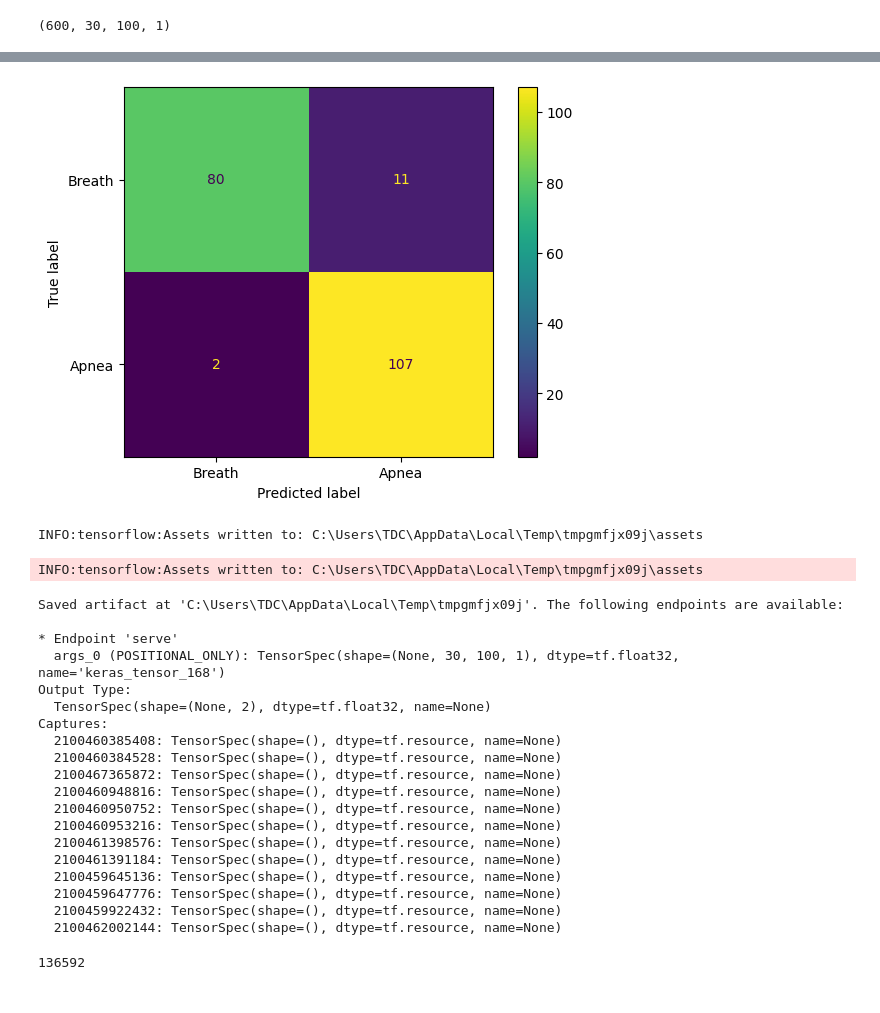
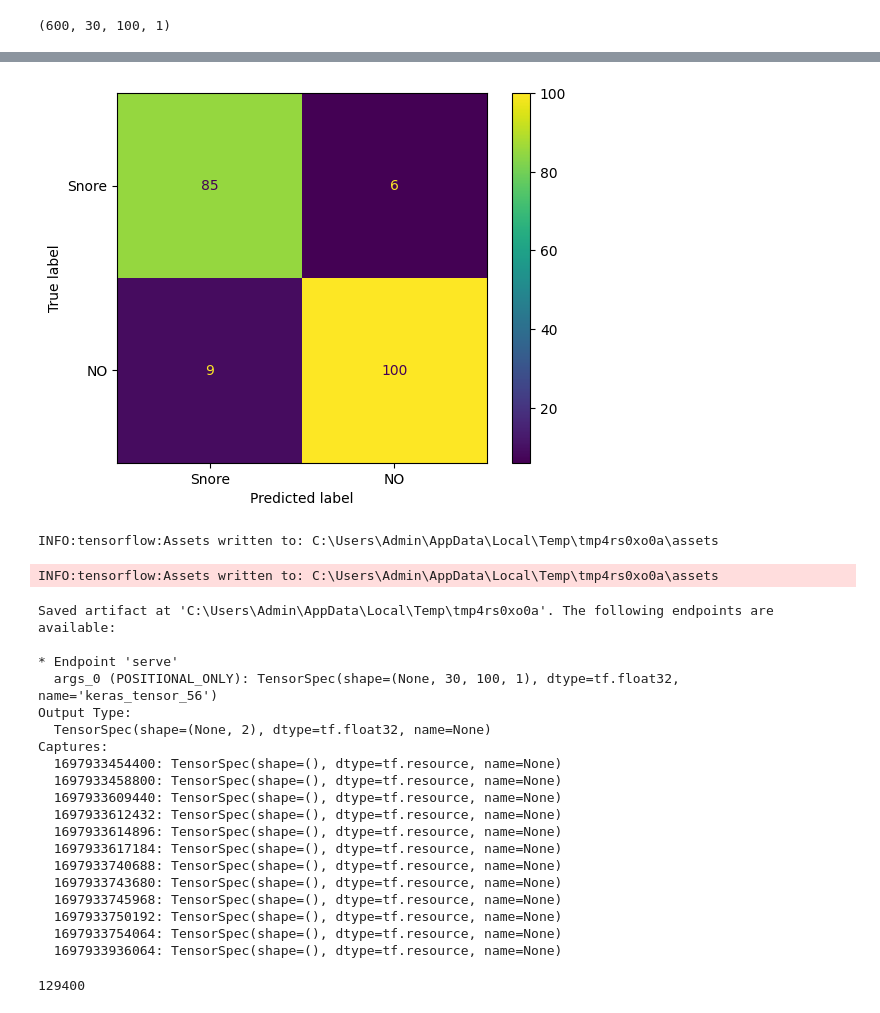
Before and after one commit to tranhuunam00/Master_2024, a Jupyter notebook: ngay/main_mfc.ipynb, the cells around one changed output, grey strips where cells are left out. Drawn from its saved outputs; the diff is of its cells as text; code cells hidden in the pictures.

```diff
--- a/ngay/main_mfc.ipynb
+++ b/ngay/main_mfc.ipynb
@@ -136,10 +136,30 @@ Model: "sequential_5"
  Total params: 120,034 (468.88 KB)
  Trainable params: 120,034 (468.88 KB)
  Non-trainable params: 0 (0.00 B)
+# %%
+from tensorflow.keras.callbacks import Callback
+
+class CustomEarlyStopping(Callback):
+    def __init__(self, monitor='loss', threshold=0.03, patience=0):
+        super(CustomEarlyStopping, self).__init__()
+        self.monitor = monitor
+        self.threshold = threshold
+        self.patience = patience
+        self.wait = 0
+
+    def on_epoch_end(self, epoch, logs=None):
+        current_loss = logs.get(self.monitor)
+        if current_loss is not None:
+            if current_loss < self.threshold:
+                print(f"\n{self.monitor} is below {self.threshold}, stopping training!")
+                self.model.stop_training = True
+        else:
+            print(f"\n{self.monitor} not found in logs.")
 # %%
 model.compile(loss = 'BinaryCrossentropy',
              optimizer = Adam(learning_rate = 0.0001),
              metrics = ['accuracy'])
 model.trainable = True
-history = model.fit(x_train,y_train ,batch_size = 10, epochs = 50,validation_data=(x_val,y_val))
+custom_early_stopping = CustomEarlyStopping(monitor='loss', threshold=0.02)
+history = model.fit(x_train,y_train ,batch_size = 10, epochs = 100,validation_data=(x_val,y_val),callbacks=[custom_early_stopping])
 # %% [output]
@@ -201,11 +221,11 @@ y_pre = model.predict(x_val)
 # %%
 cm = confusion_matrix(np.argmax(y_val,axis = 1) , np.argmax(y_pre,axis = 1))
 # Hiển thị ma trận nhầm lẫn với nhãn tùy chỉnh
-disp = ConfusionMatrixDisplay(confusion_matrix=cm, display_labels=["Breath", "Apnea"])
+disp = ConfusionMatrixDisplay(confusion_matrix=cm, display_labels=["Snore", "NO"])
 disp.plot()
 plt.show()
 # %% [output]
-[figure, old version]
+[figure, new version]
 # %%
 converter = tf.lite.TFLiteConverter.from_keras_model(model)
 converter.optimizations = [tf.lite.Optimize.DEFAULT]
@@ -221,28 +241,28 @@ converter.target_spec.supported_ops.append(tf.lite.OpsSet.SELECT_TF_OPS)
 tflite_model = converter.convert()
 open("mfe.tflite", "wb").write(tflite_model)
 # %% [output]
-INFO:tensorflow:Assets written to: C:\Users\TDC\AppData\Local\Temp\tmpgmfjx09j\assets
+INFO:tensorflow:Assets written to: C:\Users\Admin\AppData\Local\Temp\tmp4rs0xo0a\assets
-INFO:tensorflow:Assets written to: C:\Users\TDC\AppData\Local\Temp\tmpgmfjx09j\assets
+INFO:tensorflow:Assets written to: C:\Users\Admin\AppData\Local\Temp\tmp4rs0xo0a\assets
-Saved artifact at 'C:\Users\TDC\AppData\Local\Temp\tmpgmfjx09j'. The following endpoints are available:
+Saved artifact at 'C:\Users\Admin\AppData\Local\Temp\tmp4rs0xo0a'. The following endpoints are available:
 
 * Endpoint 'serve'
-  args_0 (POSITIONAL_ONLY): TensorSpec(shape=(None, 30, 100, 1), dtype=tf.float32, name='keras_tensor_168')
+  args_0 (POSITIONAL_ONLY): TensorSpec(shape=(None, 30, 100, 1), dtype=tf.float32, name='keras_tensor_56')
 Output Type:
   TensorSpec(shape=(None, 2), dtype=tf.float32, name=None)
 Captures:
-  2100460385408: TensorSpec(shape=(), dtype=tf.resource, name=None)
-  2100460384528: TensorSpec(shape=(), dtype=tf.resource, name=None)
-  2100467365872: TensorSpec(shape=(), dtype=tf.resource, name=None)
-  2100460948816: TensorSpec(shape=(), dtype=tf.resource, name=None)
-  2100460950752: TensorSpec(shape=(), dtype=tf.resource, name=None)
-  2100460953216: TensorSpec(shape=(), dtype=tf.resource, name=None)
-  2100461398576: TensorSpec(shape=(), dtype=tf.resource, name=None)
-  2100461391184: TensorSpec(shape=(), dtype=tf.resource, name=None)
-  2100459645136: TensorSpec(shape=(), dtype=tf.resource, name=None)
-  2100459647776: TensorSpec(shape=(), dtype=tf.resource, name=None)
-  2100459922432: TensorSpec(shape=(), dtype=tf.resource, name=None)
-  2100462002144: TensorSpec(shape=(), dtype=tf.resource, name=None)
+  1697933454400: TensorSpec(shape=(), dtype=tf.resource, name=None)
+  1697933458800: TensorSpec(shape=(), dtype=tf.resource, name=None)
+  1697933609440: TensorSpec(shape=(), dtype=tf.resource, name=None)
+  1697933612432: TensorSpec(shape=(), dtype=tf.resource, name=None)
+  1697933614896: TensorSpec(shape=(), dtype=tf.resource, name=None)
+  1697933617184: TensorSpec(shape=(), dtype=tf.resource, name=None)
+  1697933740688: TensorSpec(shape=(), dtype=tf.resource, name=None)
+  1697933743680: TensorSpec(shape=(), dtype=tf.resource, name=None)
+  1697933745968: TensorSpec(shape=(), dtype=tf.resource, name=None)
+  1697933750192: TensorSpec(shape=(), dtype=tf.resource, name=None)
+  1697933754064: TensorSpec(shape=(), dtype=tf.resource, name=None)
+  1697933936064: TensorSpec(shape=(), dtype=tf.resource, name=None)
-136592
+129400
 # %%
 # Load the TFLite model and allocate tensors.
 interpreter = tf.lite.Interpreter(model_path="./mfe.tflite")
```
Also changed, not shown: parts of 6 cells of this notebook, 2 other files.
